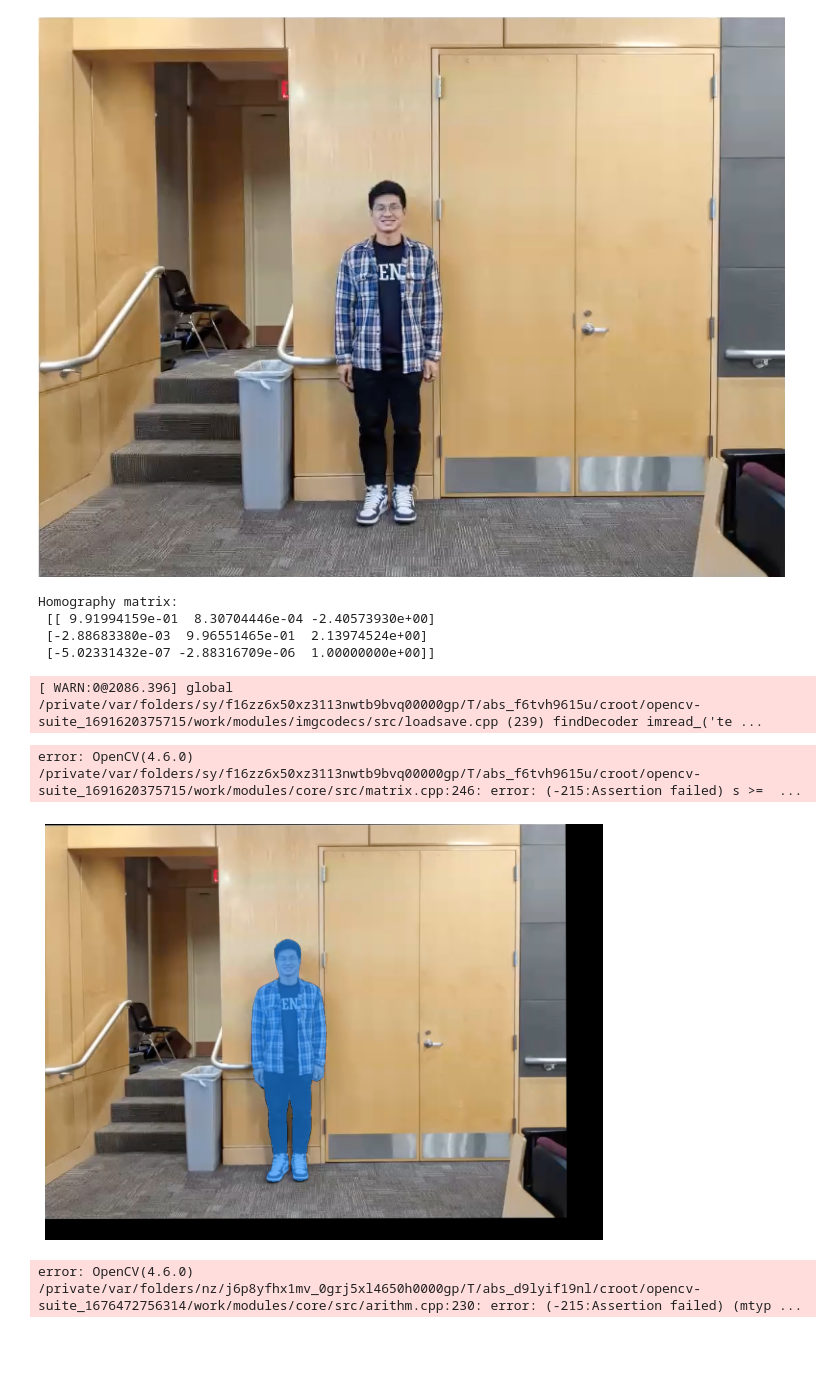
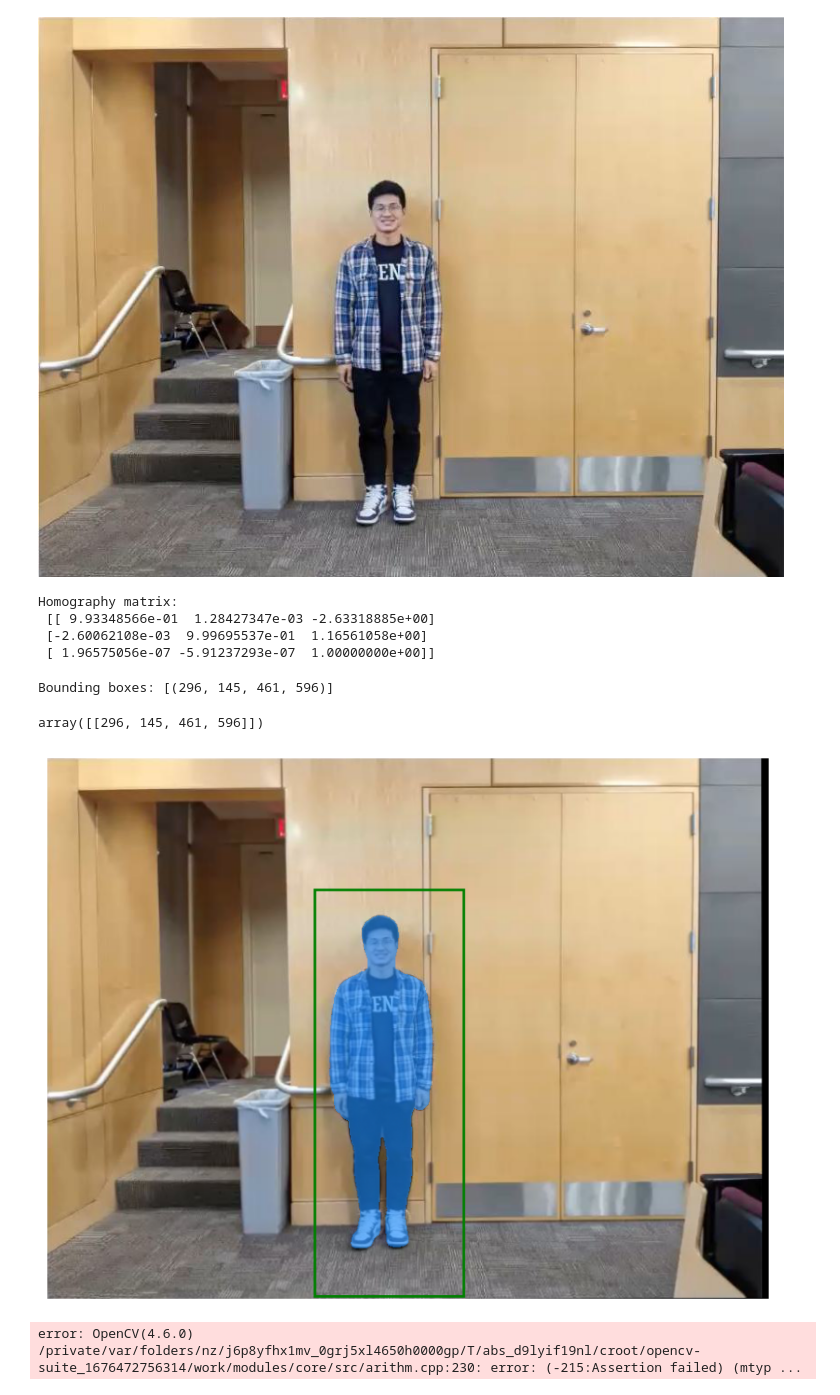
Before and after one commit to blu666/CIS5810_Final_Project, a Jupyter notebook: Draft.ipynb, the cells around one changed output. Cells and saved outputs as stored; diff of their text form; code cells hidden in the pictures; blank space fills up the shorter version.

```diff
--- a/Draft.ipynb
+++ b/Draft.ipynb
@@ -40,8 +40,8 @@ def findHomographyOpticalFlow(img1, img2):
     return H
 
 # Load images
-img1 = cv2.imread('1.jpg')
-img2 = cv2.imread('2.jpg')
+img1 = cv2.imread('Images/group_1.jpg')
+img2 = cv2.imread('Images/group_2.jpg')
 
 # Estimate homography
 H = findHomographyOpticalFlow(img1, img2)
@@ -51,9 +51,9 @@ else:
     print("Homography could not be found.")
 # %% [output]
 Homography matrix:
- [[ 9.91994159e-01  8.30704446e-04 -2.40573930e+00]
- [-2.88683380e-03  9.96551465e-01  2.13974524e+00]
- [-5.02331432e-07 -2.88316709e-06  1.00000000e+00]]
+ [[ 9.93348566e-01  1.28427347e-03 -2.63318885e+00]
+ [-2.60062108e-03  9.99695537e-01  1.16561058e+00]
+ [ 1.96575056e-07 -5.91237293e-07  1.00000000e+00]]
 # %%
 from matplotlib import pyplot as plt
 # plt.imshow(img1)
@@ -67,7 +67,7 @@ warped_image = cv2.warpPerspective(img1, H, (width, height))
 import cv2
 
 # Reading the Image
-image = cv2.imread('test_1.jpg')
+image = cv2.imread('Images/group_1.jpg')
 
 # initialize the HOG descriptor
 hog = cv2.HOGDescriptor()
@@ -91,8 +91,7 @@ for (x, y, w, h) in humans:
 # Print the bounding boxes
 print("Bounding boxes:", bounding_boxes)
 # %% [output]
-[ WARN:0@2086.396] global /private/var/folders/sy/f16zz6x50xz3113nwtb9bvq00000gp/T/abs_f6tvh9615u/croot/opencv-suite_1691620375715/work/modules/imgcodecs/src/loadsave.cpp (239) findDecoder imread_('te ...
+Bounding boxes: [(296, 145, 461, 596)]
-error: OpenCV(4.6.0) /private/var/folders/sy/f16zz6x50xz3113nwtb9bvq00000gp/T/abs_f6tvh9615u/croot/opencv-suite_1691620375715/work/modules/core/src/matrix.cpp:246: error: (-215:Assertion failed) s >=  ...
 # %%
 import cv2
 import numpy as np
@@ -118,8 +117,8 @@ def warpImage(img1, img2, H):
     return warped_image
 
 # Load images
-img1 = cv2.imread('1.jpg')
-img2 = cv2.imread('2.jpg')
+img1 = cv2.imread('Images/group_1.jpg')
+img2 = cv2.imread('Images/group_2.jpg')
 
 H = findHomographyOpticalFlow(img1, img2)
 
@@ -141,11 +140,15 @@ def show_box(box, ax):
         x0, y0 = box[0], box[1]
         w, h = box[2] - box[0], box[3] - box[1]
         ax.add_patch(plt.Rectangle((x0, y0), w, h, edgecolor='green', facecolor=(0,0,0,0), lw=2))
+# %%
+input_box
+# %% [output]
+array([[296, 145, 461, 596]])
 # %%
 input_box =  np.array(bounding_boxes)
 
 from segment_anything import sam_model_registry, SamPredictor
-sam = sam_model_registry["vit_h"](checkpoint="/Users/kathy/Desktop/sam_vit_h_4b8939.pth")
+sam = sam_model_registry["vit_h"](checkpoint="sam_ckpt/sam_vit_h_4b8939.pth")
 
 predictor = SamPredictor(sam)
 
@@ -160,10 +163,10 @@ masks, _, _ = predictor.predict(
 # %%
 plt.figure(figsize=(10, 10))
 plt.imshow(warped_img1)
 show_mask(masks[0], plt.gca())
-show_box(input_box, plt.gca())
+show_box(input_box[0], plt.gca())
 plt.axis('off')
 plt.show()
 # %% [output]
-[figure, old version]
+[figure, new version]
 # %%
```
Also changed, not shown: parts of 7 cells of this notebook, 6 other files.
